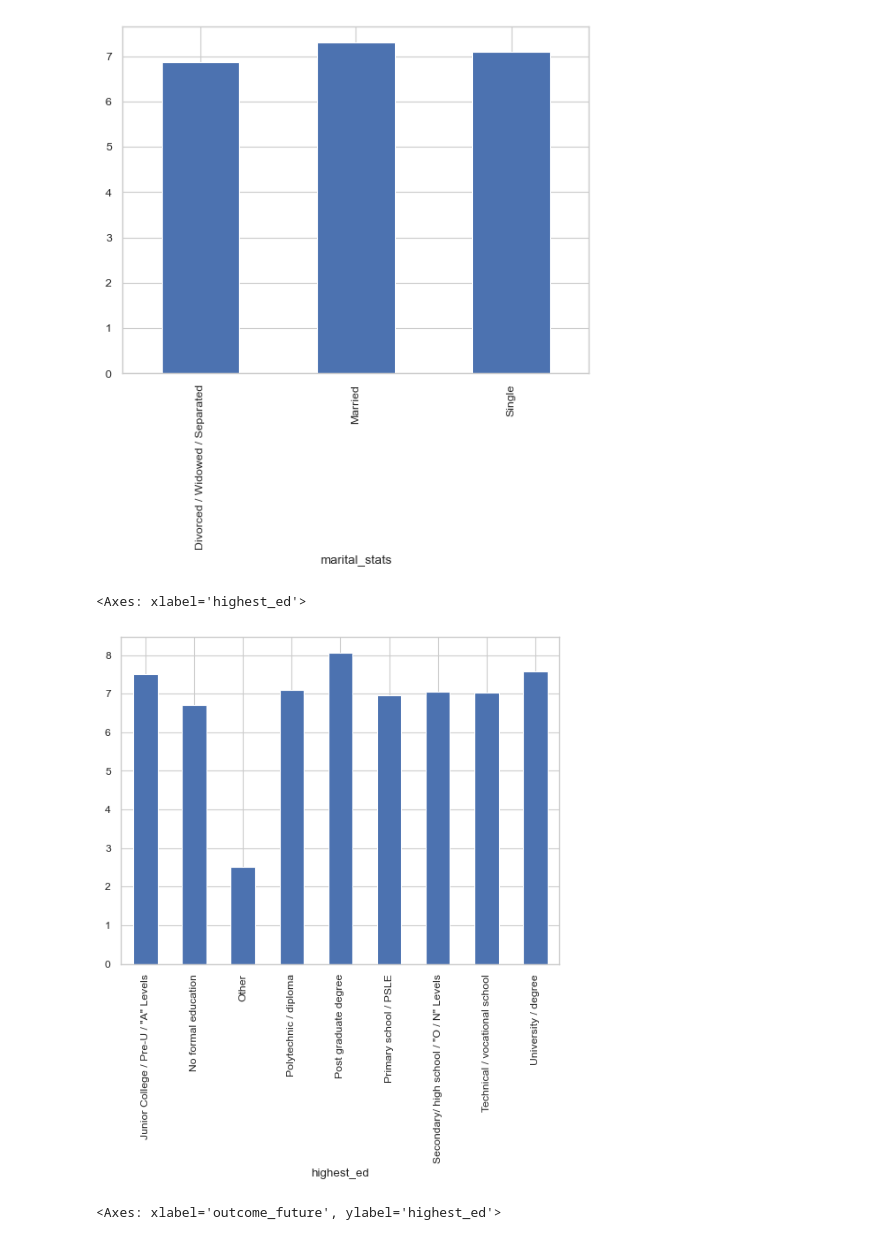
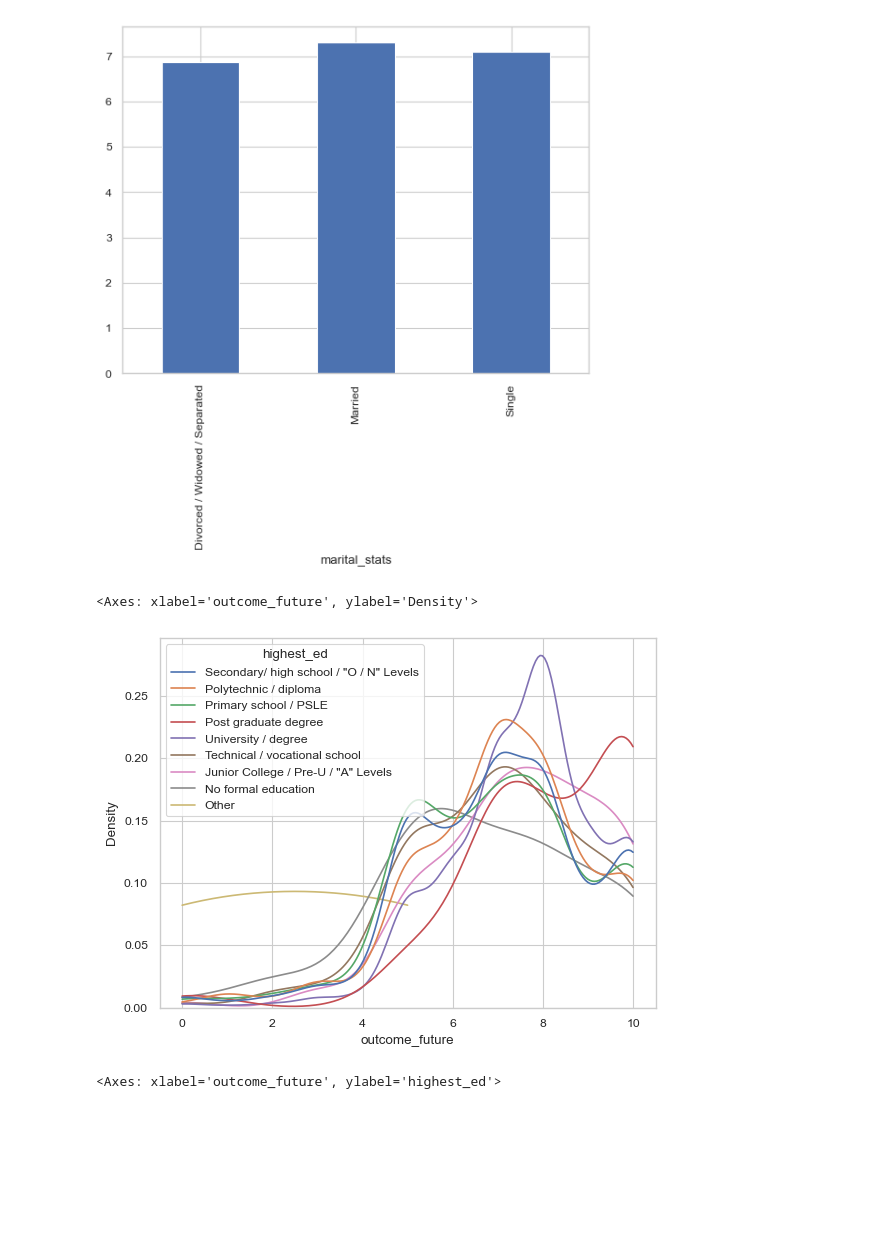
Before and after one commit to lesterlxy/JDE_interim, a Jupyter notebook: socialvalues.ipynb, the cells around one changed output. Saved outputs shown, nothing was run; the diff lists cells and outputs as text; code cells hidden in the pictures; blank space fills up the shorter version.

```diff
--- a/socialvalues.ipynb
+++ b/socialvalues.ipynb
@@ -155,11 +137,11 @@ df.groupby("marital_stats").outcome_future.mean().plot(kind="bar")
 # %% [output]
 <Axes: xlabel='marital_stats'>
 [figure]
-# %%
-df.groupby("highest_ed").outcome_future.mean().plot(kind="bar")
-# %% [output]
-<Axes: xlabel='highest_ed'>
-[figure, removed]
+# %%
+sns.kdeplot(df, x="outcome_future", hue="highest_ed", cut=0, common_norm=False)
+# %% [output]
+<Axes: xlabel='outcome_future', ylabel='Density'>
+[figure, added]
 # %%
 sns.barplot(df, x="outcome_future", y="highest_ed")
 # %% [output]
```
Also changed, not shown: parts of 9 cells of this notebook.
